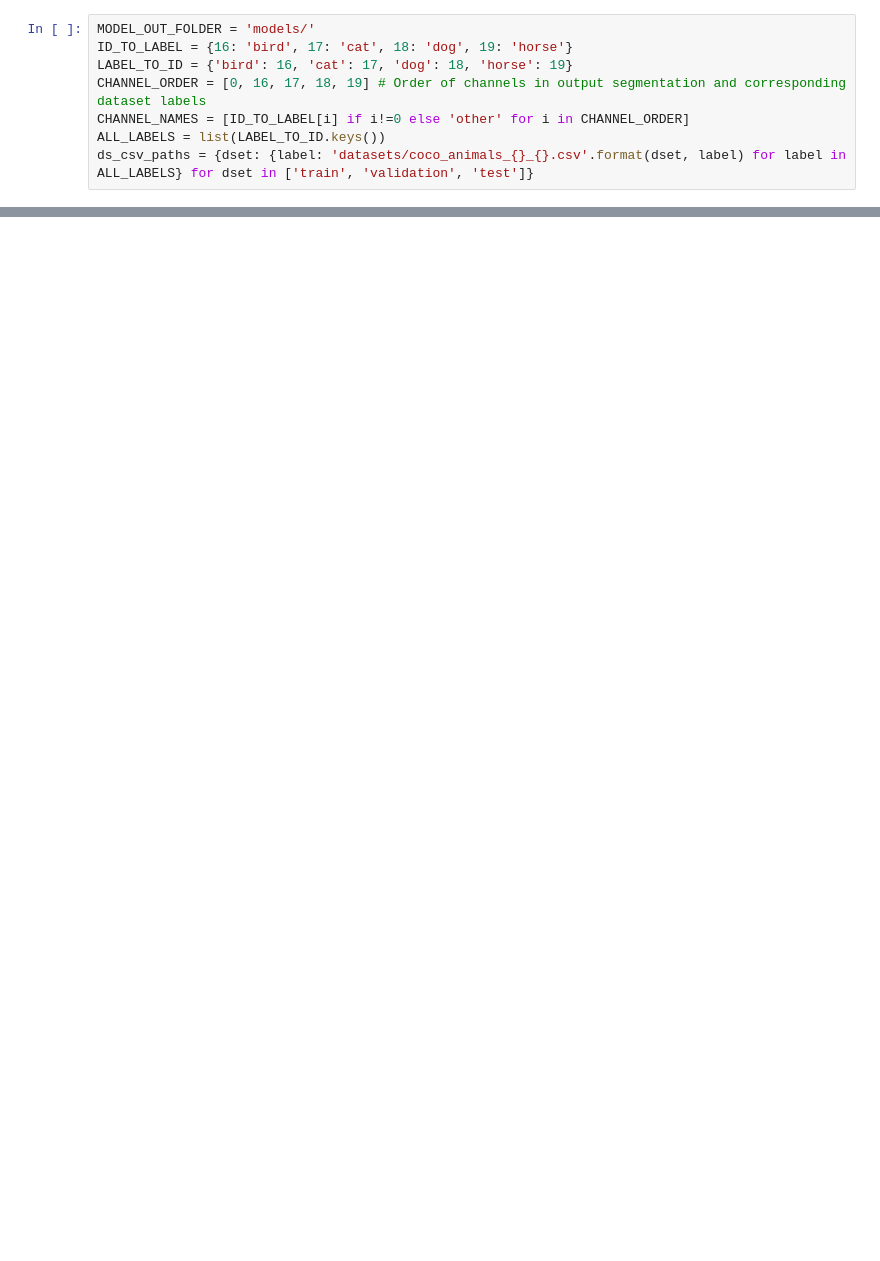
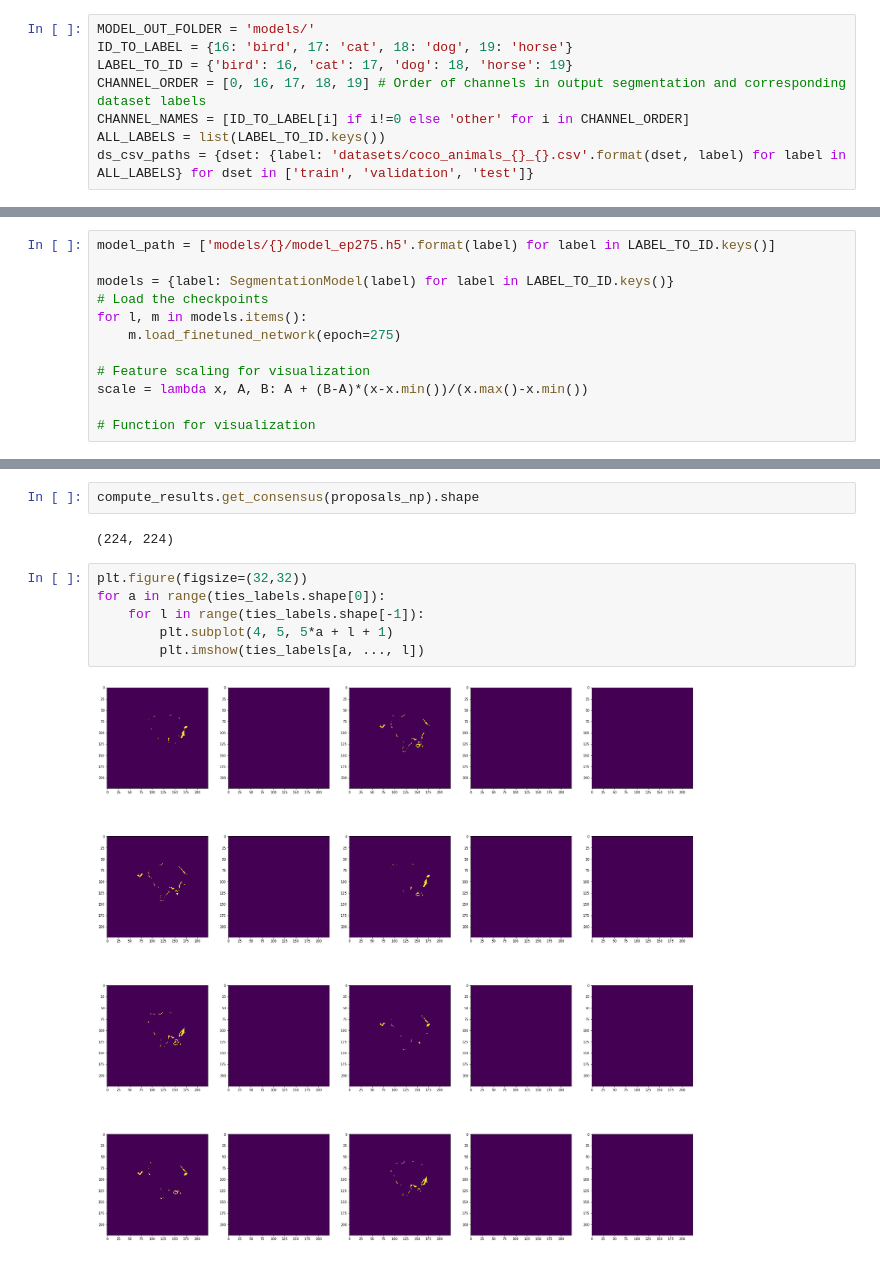
Before and after one commit to edoardogiacomello/DistributedSegmentation, a Jupyter notebook: src/Model_Evaluation.ipynb, the cells around one changed output, grey strips where cells are left out. Drawn from its saved outputs; the diff is of its cells as text; blank space fills up the shorter version.

Commit message:
Negotiation now works on the full dataset. Added code for generating results. Added a balanced test dataset. Still need to tweak some parameters. Added some result visualization stub.

```diff
--- a/src/Model_Evaluation.ipynb
+++ b/src/Model_Evaluation.ipynb
@@ -23,0 +18,12 @@ ds_csv_paths
+# %%
+model_path = ['models/{}/model_ep275.h5'.format(label) for label in LABEL_TO_ID.keys()]
+
+models = {label: SegmentationModel(label) for label in LABEL_TO_ID.keys()}
+# Load the checkpoints
+for l, m in models.items():
+    m.load_finetuned_network(epoch=275)
+
+# Feature scaling for visualization
+scale = lambda x, A, B: A + (B-A)*(x-x.min())/(x.max()-x.min())
+
+# Function for visualization
@@ -23,0 +95,12 @@ ds_csv_paths
+# %%
+compute_results.get_consensus(proposals_np).shape
+# %% [output]
+(224, 224)
+# %%
+plt.figure(figsize=(32,32))
+for a in range(ties_labels.shape[0]):
+    for l in range(ties_labels.shape[-1]):
+        plt.subplot(4, 5, 5*a + l + 1)
+        plt.imshow(ties_labels[a, ..., l])
+# %% [output]
+[figure, added]
```
Also changed, not shown: parts of 10 cells of this notebook, 8 other files.
